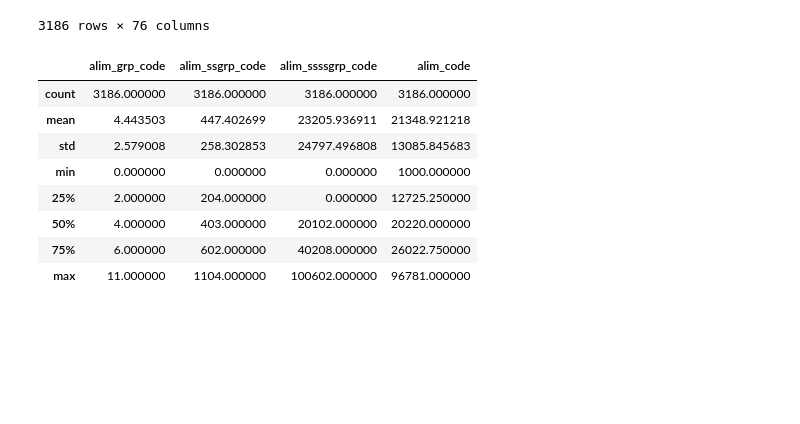
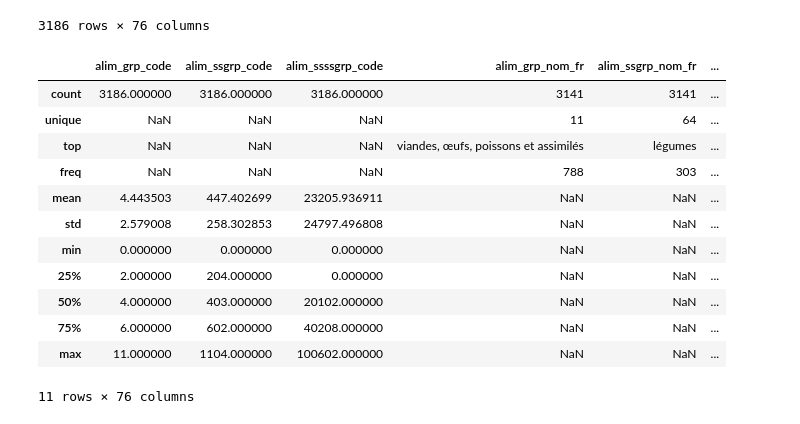
Before and after one commit to MarieOliveThaury/Marmiton_Ciqual, a Jupyter notebook: Analyse base.ipynb, the cells around one changed output. Saved outputs shown, nothing was run; the diff lists cells and outputs as text; code cells hidden in the pictures; blank space fills up the shorter version.

```diff
--- a/Analyse base.ipynb
+++ b/Analyse base.ipynb
@@ -52,14 +52,18 @@ base.fillna(0)
 | 3185 | 11 | 1104 | 0 | aliments infantiles | céréales et biscuits infantiles | ... |
 3186 rows × 76 columns
 # %%
-base.describe()
+base.describe(include='all')
 # %% [output]
-|  | alim_grp_code | alim_ssgrp_code | alim_ssssgrp_code | alim_code |
-| count | 3186.000000 | 3186.000000 | 3186.000000 | 3186.000000 |
-| mean | 4.443503 | 447.402699 | 23205.936911 | 21348.921218 |
-| std | 2.579008 | 258.302853 | 24797.496808 | 13085.845683 |
-| min | 0.000000 | 0.000000 | 0.000000 | 1000.000000 |
-| 25% | 2.000000 | 204.000000 | 0.000000 | 12725.250000 |
-| 50% | 4.000000 | 403.000000 | 20102.000000 | 20220.000000 |
-| 75% | 6.000000 | 602.000000 | 40208.000000 | 26022.750000 |
-| max | 11.000000 | 1104.000000 | 100602.000000 | 96781.000000 |
+|  | alim_grp_code | alim_ssgrp_code | alim_ssssgrp_code | alim_grp_nom_fr | alim_ssgrp_nom_fr | ... |
+| count | 3186.000000 | 3186.000000 | 3186.000000 | 3141 | 3141 | ... |
+| unique | NaN | NaN | NaN | 11 | 64 | ... |
+| top | NaN | NaN | NaN | viandes, œufs, poissons et assimilés | légumes | ... |
+| freq | NaN | NaN | NaN | 788 | 303 | ... |
+| mean | 4.443503 | 447.402699 | 23205.936911 | NaN | NaN | ... |
+| std | 2.579008 | 258.302853 | 24797.496808 | NaN | NaN | ... |
+| min | 0.000000 | 0.000000 | 0.000000 | NaN | NaN | ... |
+| 25% | 2.000000 | 204.000000 | 0.000000 | NaN | NaN | ... |
+| 50% | 4.000000 | 403.000000 | 20102.000000 | NaN | NaN | ... |
+| 75% | 6.000000 | 602.000000 | 40208.000000 | NaN | NaN | ... |
+| max | 11.000000 | 1104.000000 | 100602.000000 | NaN | NaN | ... |
+11 rows × 76 columns
```
